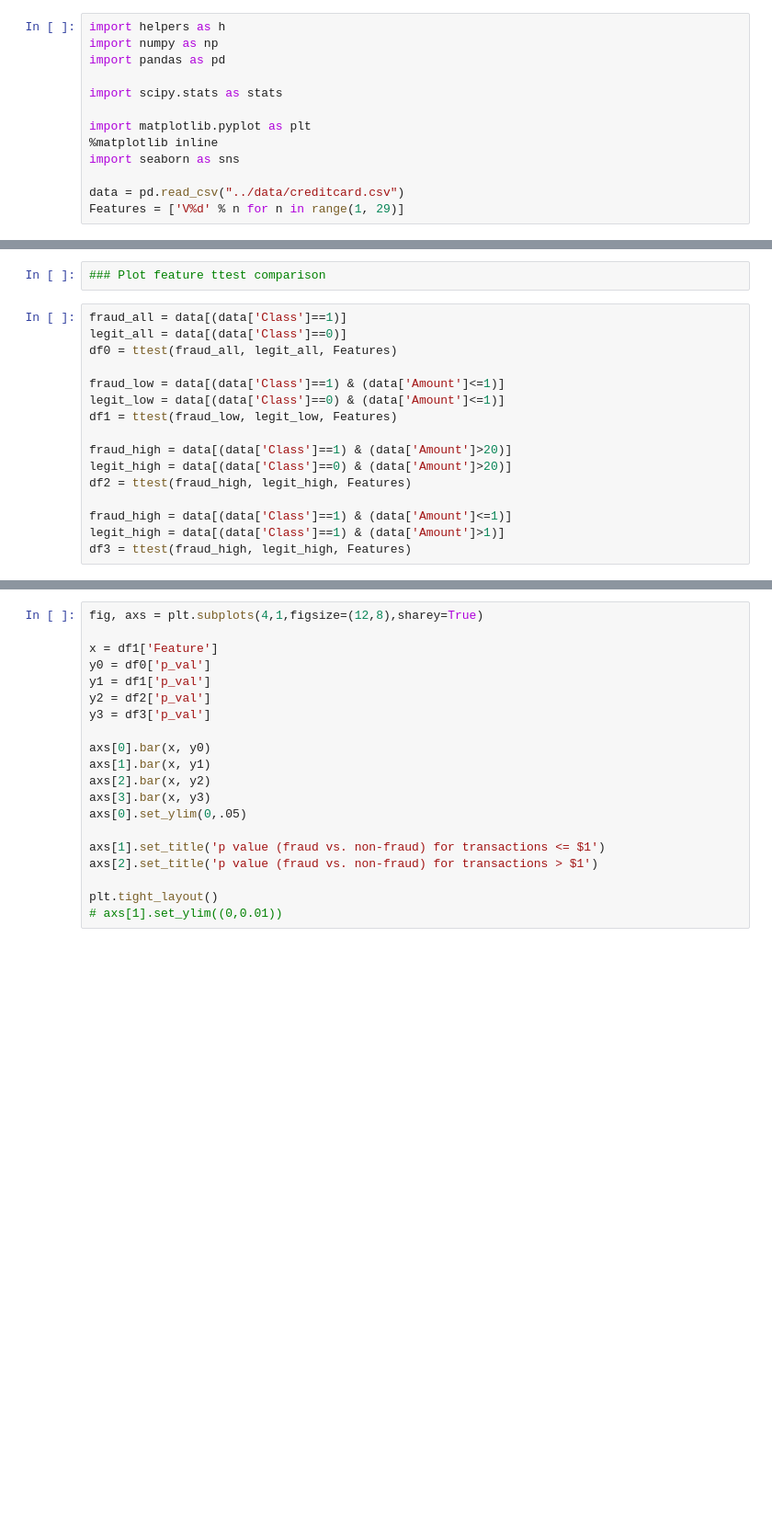
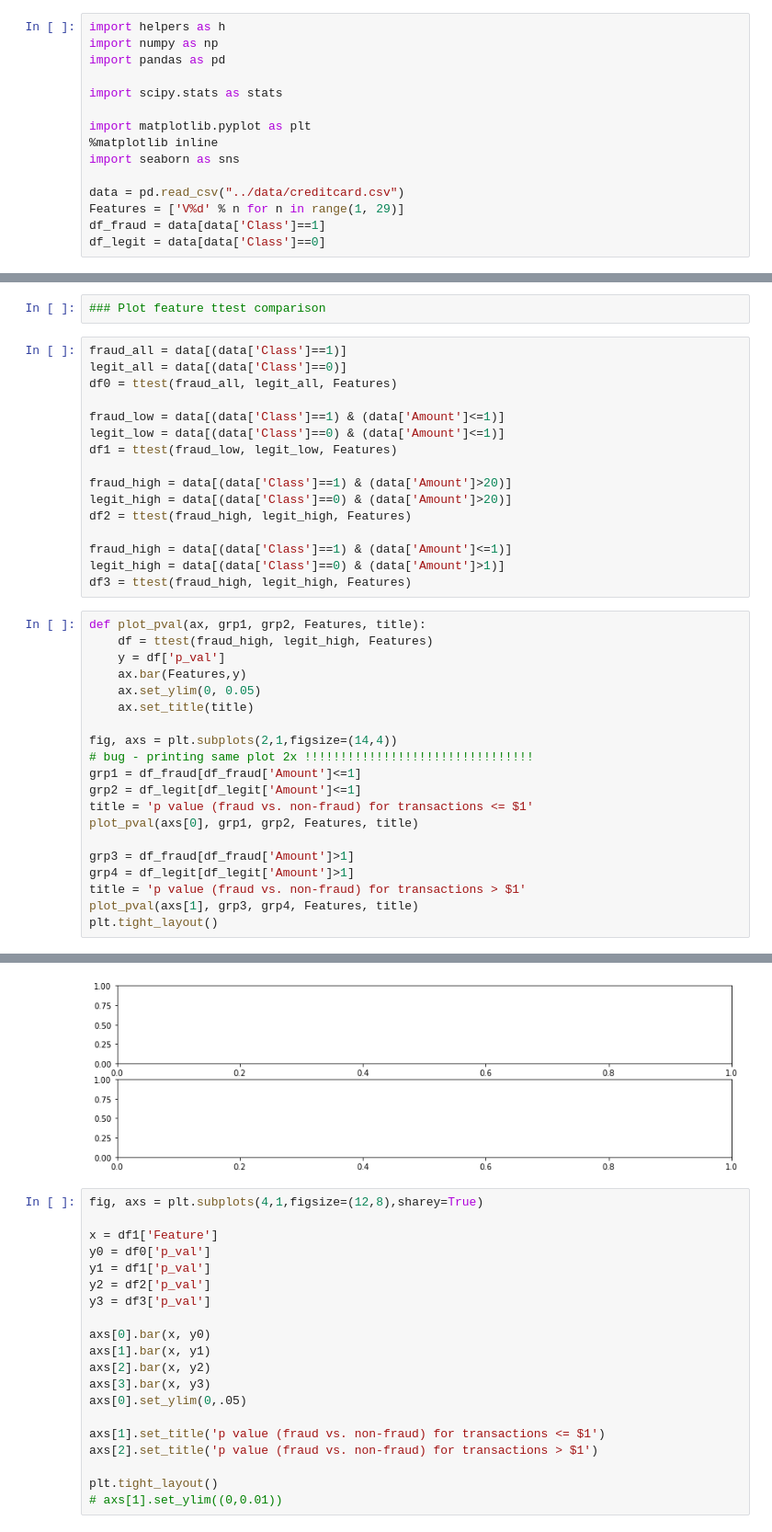
Before and after one commit to allanalberts/Fraud-Detection-Model-Planning, a Jupyter notebook: notebooks/creditcardfraud_feature_analysis.ipynb, the cells around one changed output, grey strips where cells are left out. Shown: that part at 92% size. Drawn from its saved outputs; the diff is of its cells as text; blank space fills up the shorter version.

```diff
--- a/notebooks/creditcardfraud_feature_analysis.ipynb
+++ b/notebooks/creditcardfraud_feature_analysis.ipynb
@@ -13,6 +13,8 @@ import seaborn as sns
 
 data = pd.read_csv("../data/creditcard.csv")
 Features = ['V%d' % n for n in range(1, 29)]
+df_fraud = data[data['Class']==1]
+df_legit = data[data['Class']==0]
 # %% [markdown]
 ### Helper Functions
 # %%
@@ -90,5 +92,26 @@ legit_high = data[(data['Class']==0) & (data['Amount']>20)]
 df2 = ttest(fraud_high, legit_high, Features)
 
 fraud_high = data[(data['Class']==1) & (data['Amount']<=1)]
-legit_high = data[(data['Class']==1) & (data['Amount']>1)]
+legit_high = data[(data['Class']==0) & (data['Amount']>1)]
 df3 = ttest(fraud_high, legit_high, Features)
+# %%
+def plot_pval(ax, grp1, grp2, Features, title):
+    df = ttest(fraud_high, legit_high, Features)
+    y = df['p_val']
+    ax.bar(Features,y)
+    ax.set_ylim(0, 0.05)
+    ax.set_title(title)
+
+fig, axs = plt.subplots(2,1,figsize=(14,4))
+# bug - printing same plot 2x !!!!!!!!!!!!!!!!!!!!!!!!!!!!!!!!
+grp1 = df_fraud[df_fraud['Amount']<=1]
+grp2 = df_legit[df_legit['Amount']<=1]
+title = 'p value (fraud vs. non-fraud) for transactions <= $1'
+plot_pval(axs[0], grp1, grp2, Features, title)
+
+grp3 = df_fraud[df_fraud['Amount']>1]
+grp4 = df_legit[df_legit['Amount']>1]
+title = 'p value (fraud vs. non-fraud) for transactions > $1'
+plot_pval(axs[1], grp3, grp4, Features, title)
+plt.tight_layout()
+# %% [output]
@@ -95,3 +119,4 @@ df3 = ttest(fraud_high, legit_high, Features)
+[figure, added]
 # %%
 fig, axs = plt.subplots(4,1,figsize=(12,8),sharey=True)
 
```
Also changed, not shown: parts of 1 cell of this notebook, 2 other files.
